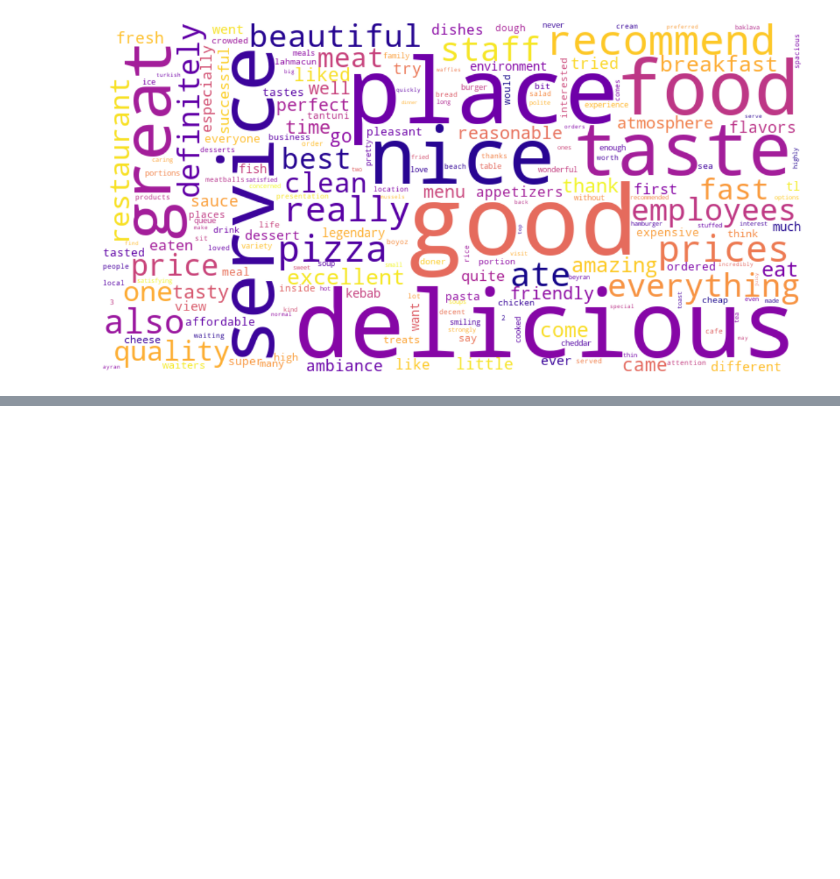
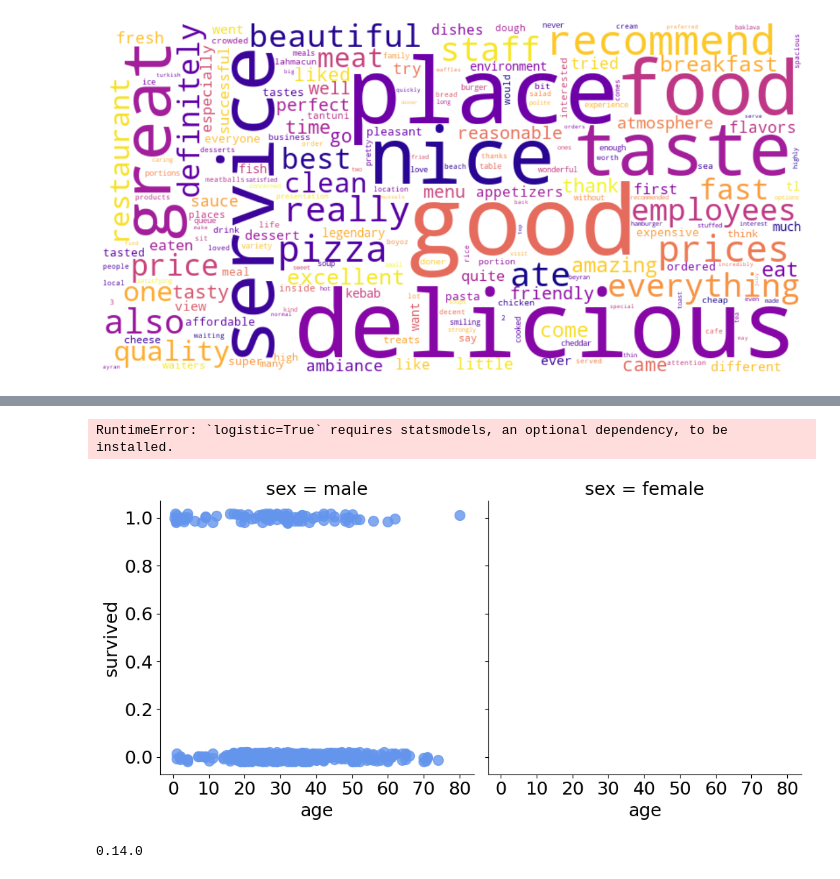
Before and after one commit to yyang35/datascience-capstone-project, a Jupyter notebook: google_map.ipynb, the cells around one changed output, grey strips where cells are left out. Cells and saved outputs as stored; diff of their text form; code cells hidden in the pictures; blank space fills up the shorter version.

```diff
--- a/google_map.ipynb
+++ b/google_map.ipynb
@@ -217,0 +310,14 @@ plt.show()
+# %%
+for i in range(5):
+    # Generate or obtain your data - this could be from any source
+    new_data = {
+        'Column1': i,
+        'Column2': i * 2,
+        'Column3': i * 3,
+    }
+
+    # Create a DataFrame from the new data
+    new_row = pd.DataFrame(new_data, index=[0])
+
+    # Append the new data to the DataFrame
+    df = pd.concat([df, new_row], ignore_index=True)
@@ -217,0 +336,23 @@ plt.show()
+# %%
+presentation_stylesheet =  'https://raw.githubusercontent.com/TheMikeMerrill/teaching/master/seaborn-example/presentation.mplstyle'
+# %%
+import statsmodels
+
+with plt.style.context(presentation_stylesheet):
+  df = sns.load_dataset("titanic")
+
+  # Make a custom palette with gendered colors
+  pal = dict(male="#6495ED", female="#F08080")
+
+  # Show the survival probability as a function of age and sex
+  g = sns.lmplot(x="age", y="survived", col="sex", hue="sex", data=df,
+                palette=pal, y_jitter=.02, logistic=True, truncate=False)
+  g.set(xlim=(0, 80), ylim=(-.05, 1.05))
+# %% [output]
+RuntimeError: `logistic=True` requires statsmodels, an optional dependency, to be installed.
+[figure, added]
+# %%
+import statsmodels
+print(statsmodels.__version__)
+# %% [output]
+0.14.0
```
Also changed, not shown: parts of 21 cells of this notebook, 10 other files.
